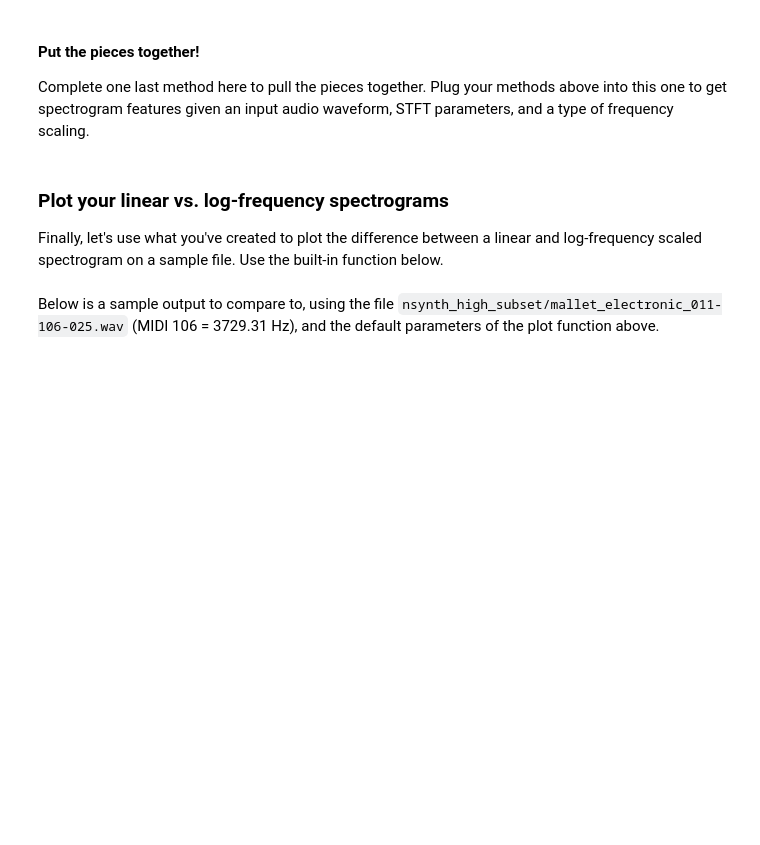
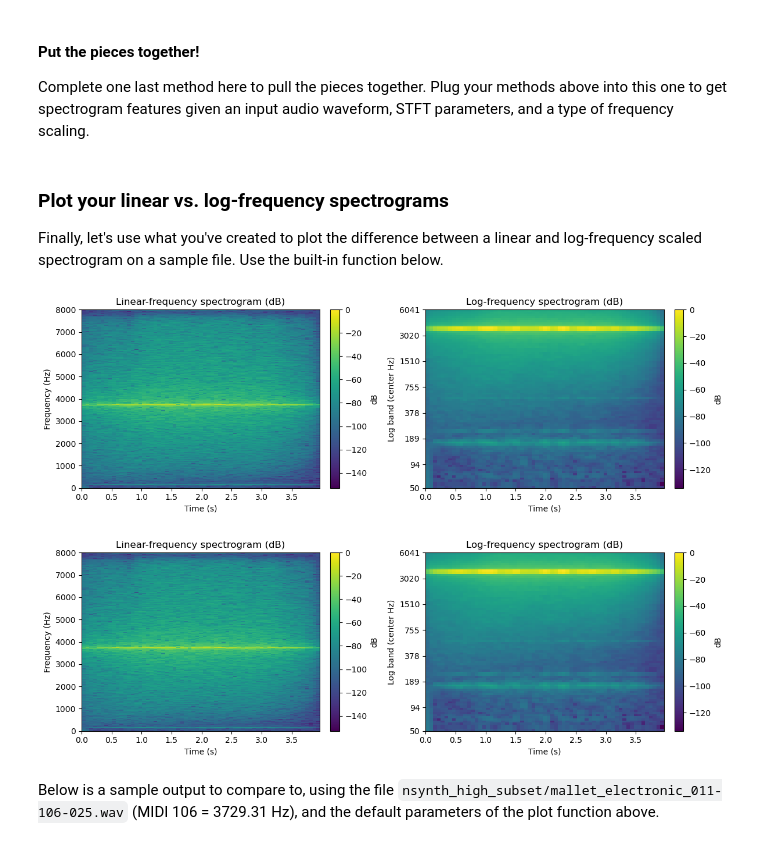
Before and after one commit to RobertTylman/nyu-csgy6933-ML26, a Jupyter notebook: assignment2/assignment2_student.ipynb, the cells around one changed output. Cells and saved outputs as stored; diff of their text form; code cells hidden in the pictures; blank space fills up the shorter version.

```diff
--- a/assignment2/assignment2_student.ipynb
+++ b/assignment2/assignment2_student.ipynb
@@ -293,6 +325,7 @@ def get_linear_power_spec(y: np.ndarray,
             - T = number of time frames
     """
 
-    S = None
+    STFT = librosa.stft(y, n_fft=win_length, hop_length=hop_length, window='hann', center=True)
+    S = np.abs(STFT) ** 2
     return S
 # %%
@@ -345,7 +493,7 @@ def apply_filterbank(F: np.ndarray, power_spec: np.ndarray) -> np.ndarray:
         np.ndarray: Filterbank applied to power spectrogram.
         Shape (B, T).
     """
-    X_log = None
+    X_log = np.matmul(F, power_spec)
     return X_log
 # %% [markdown]
 #### Plot your log-scaled filterbank
@@ -557,6 +714,11 @@ def plot_linear_and_log_spectrograms(
     return fig
 # %%
 # ❗ TODO ❗ Plot a linear vs. log-frequency spectrogram on a sample file
+file_path_tester = "nsynth_high_subset/mallet_electronic_011-106-025.wav"
+plot_linear_and_log_spectrograms(file_path_tester)
+# %% [output]
+[figure, added]
+[figure, added]
 # %% [markdown]
 Below is a sample output to compare to, using the file `nsynth_high_subset/mallet_electronic_011-106-025.wav` (MIDI 106 = 3729.31 Hz), and the default parameters of the plot function above.
 # %% [markdown]
```
Also changed, not shown: parts of 14 cells of this notebook.
